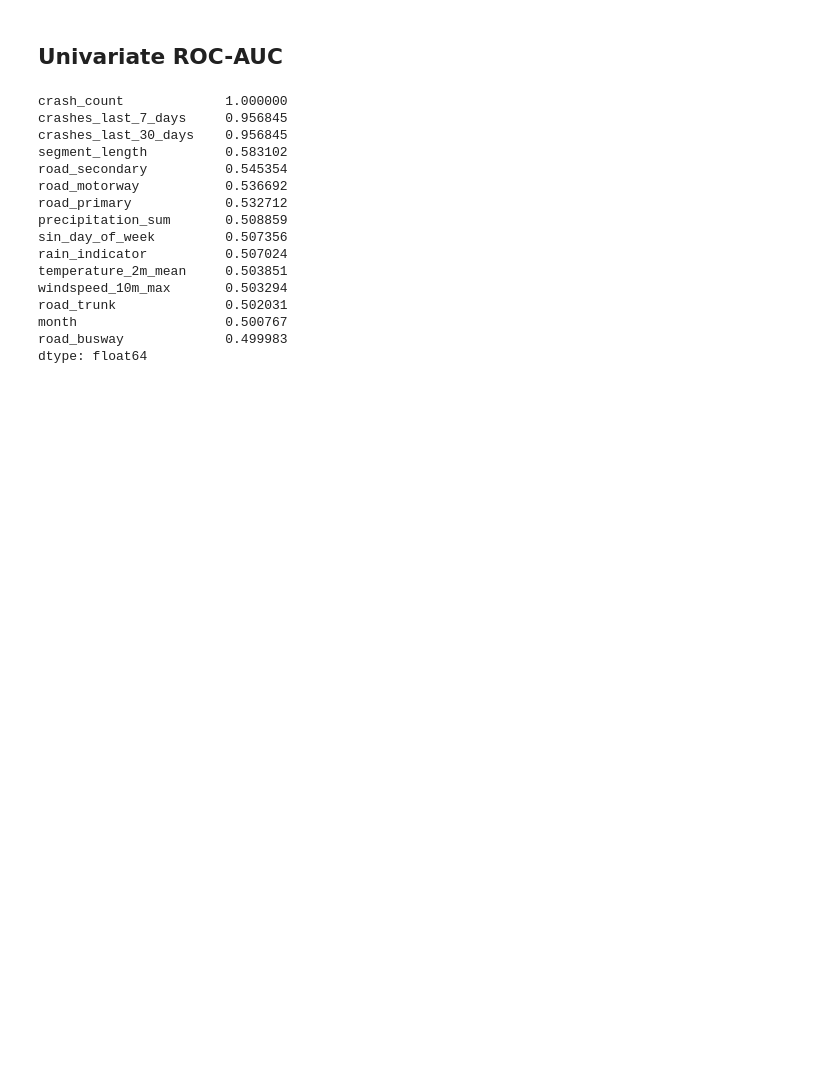
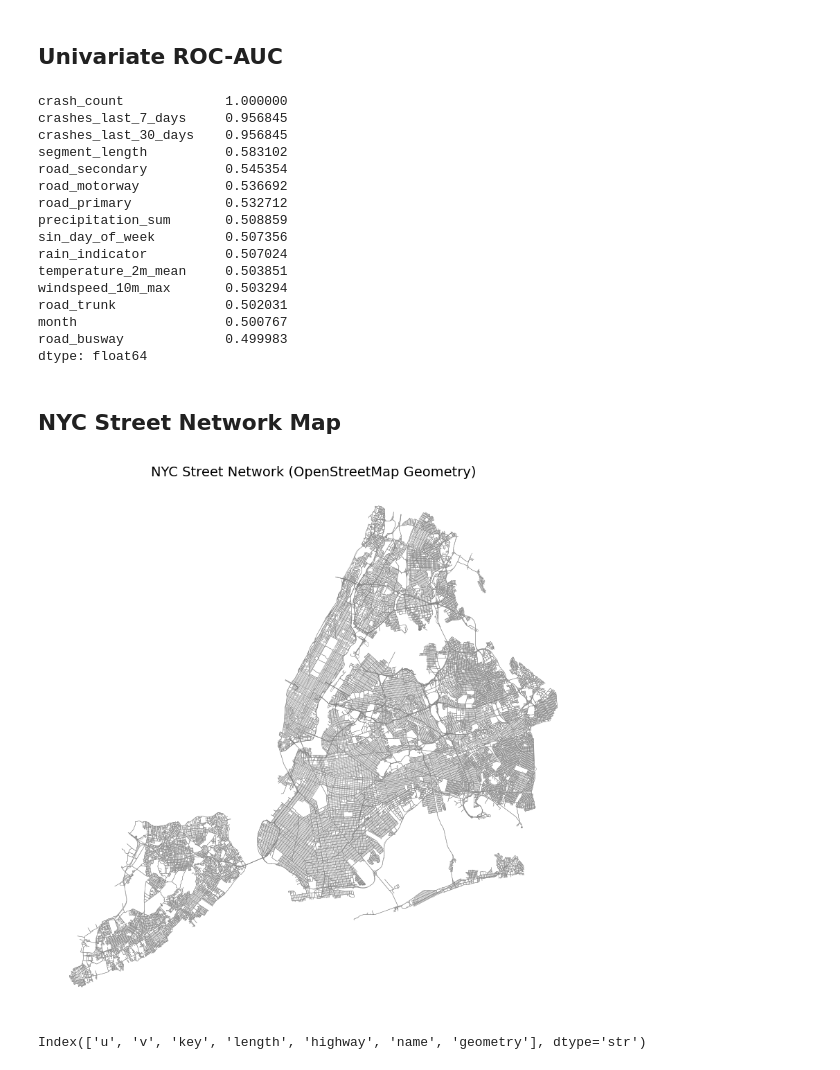
Before and after one commit to Team-SafePath/SafePath, a Jupyter notebook: notebooks/exploration_ML_kevin.ipynb, the cells around one changed output. Drawn from its saved outputs; the diff is of its cells as text; code cells hidden in the pictures; blank space fills up the shorter version.

Commit message:
KAN-32 Base Geopandas Map and Crash Density Mapping

```diff
--- a/notebooks/exploration_ML_kevin.ipynb
+++ b/notebooks/exploration_ML_kevin.ipynb
@@ -147,3 +147,23 @@ road_trunk              0.502031
 month                   0.500767
 road_busway             0.499983
 dtype: float64
+# %% [markdown]
+## NYC Street Network Map
+# %%
+# Grab the Geopandas
+GEOJSON_PATH = Path("../data/raw/nyc_street_network.geojson")
+segments = gpd.read_file(GEOJSON_PATH)
+# %%
+# Plotting the segments
+fig, ax = plt.subplots(figsize=(10,10))
+segments.plot(ax=ax, linewidth=0.3, color="gray")
+
+ax.set_title("NYC Street Network (OpenStreetMap Geometry)", fontsize=14)
+ax.set_axis_off()
+plt.show()
+# %% [output]
+[figure, added]
+# %%
+segments.columns
+# %% [output]
+Index(['u', 'v', 'key', 'length', 'highway', 'name', 'geometry'], dtype='str')
```
Also changed, not shown: parts of 3 cells of this notebook.
